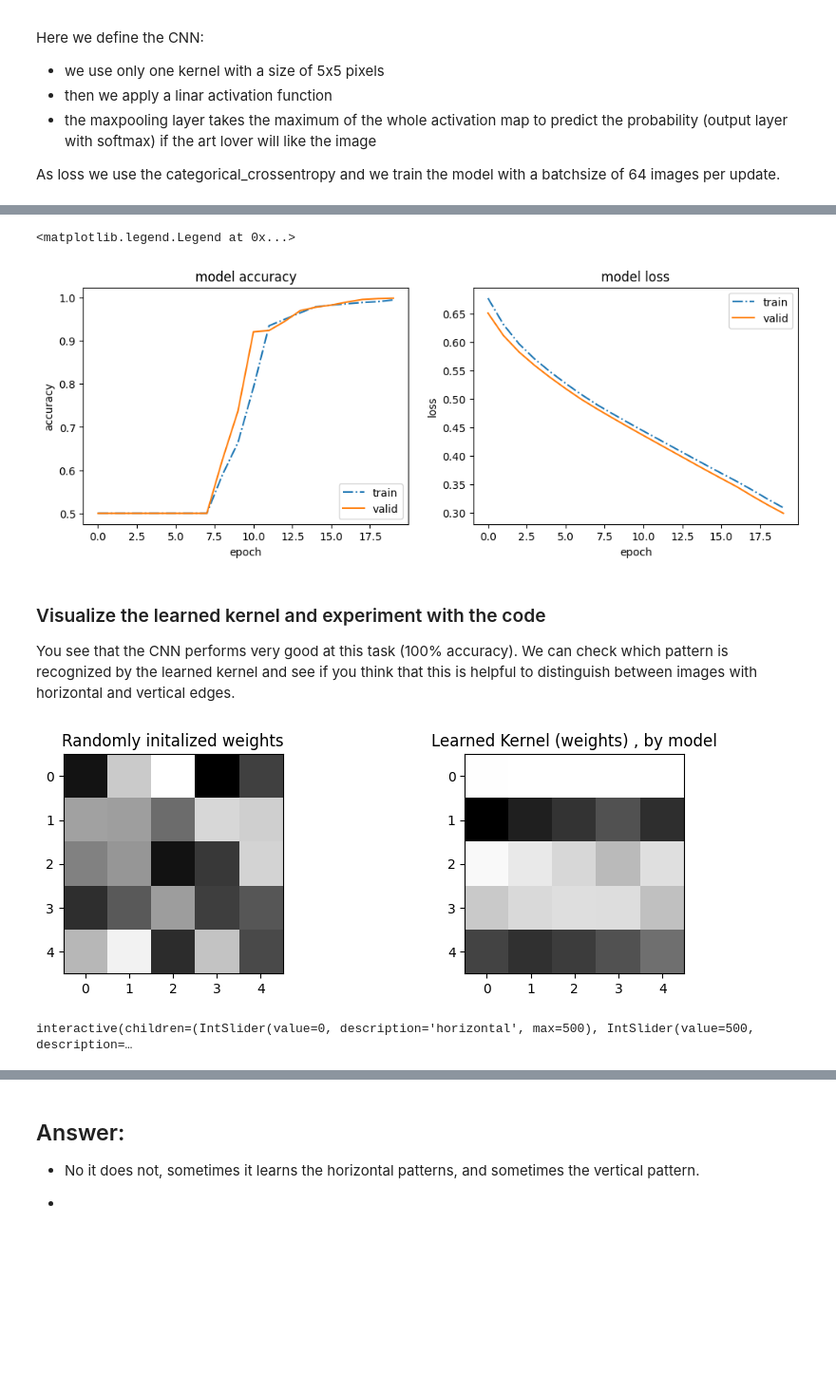
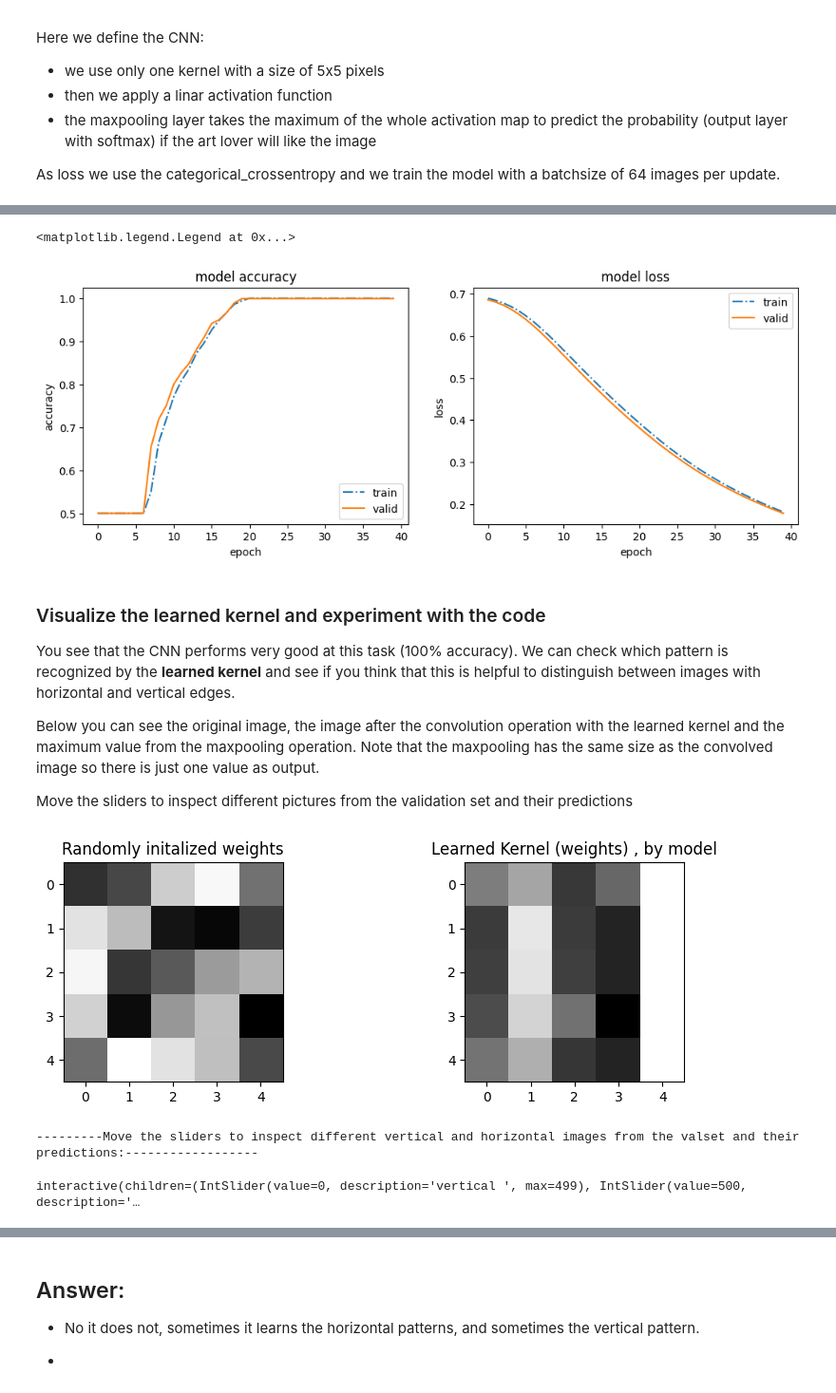
Before and after one commit to tensorchiefs/dl_course_2024, a Jupyter notebook: notebooks/05_cnn_edge_lover_sol.ipynb, the cells around one changed output, grey strips where cells are left out. Shown at 95% size. Drawn from its saved outputs; the diff is of its cells as text; code cells hidden in the pictures; blank space fills up the shorter version.

```diff
--- a/notebooks/05_cnn_edge_lover_sol.ipynb
+++ b/notebooks/05_cnn_edge_lover_sol.ipynb
@@ -155,6 +155,6 @@ _________________________________________________________________
 history=model.fit(X_train, Y_train,
                   validation_data=(X_val,Y_val),
                   batch_size=64,
-                  epochs=20,
+                  epochs=40,
                   verbose=1)
 # %% [output]
@@ -194,12 +194,17 @@ plt.xlabel('epoch')
 plt.legend(['train', 'valid'], loc='upper right')
 # %% [output]
 <matplotlib.legend.Legend at 0x...>
-[figure, old version]
+[figure, new version]
 # %% [markdown]
 ### Visualize the learned kernel and experiment with the code
 
-You see that the CNN performs very good at this task (100% accuracy). We can check which pattern is recognized by the learned kernel and see if you think that this is helpful to distinguish between images with horizontal and vertical edges.
+You see that the CNN performs very good at this task (100% accuracy). We can check which pattern is recognized by the **learned kernel** and see if you think that this is helpful to distinguish between images with horizontal and vertical edges.
+
+Below you can see the original image, the image after the convolution operation with the learned kernel and the maximum value from the maxpooling operation. Note that the maxpooling has the same size as the convolved image so there is just one value as output.
+
+Move the sliders to inspect different pictures from the validation set and their predictions
 # %%
+## Do not worry about this cell, just move the sliders.
 import scipy.signal
 from skimage.measure import block_reduce  # For max pooling
 import ipywidgets as widgets
@@ -211,40 +216,41 @@ plt.imshow(np.random.rand(25).reshape(5, 5),"gray") ,plt.title('Randomly initali
 plt.subplot(1, 2, 2)
 conv_filter=np.squeeze(model.get_weights()[0], axis=2)
 plt.imshow(conv_filter[:,:,0],"gray"),plt.title('Learned Kernel (weights) , by model'),plt.show();
+print("\n---------Move the sliders to inspect different vertical and horizontal images from the valset and their predictions:------------------\n")
 
 def scale_convolution_map(conv_map, min_val=-3, max_val=3):
     clipped_conv_map = np.clip(conv_map, min_val, max_val)
     scaled_conv_map = (clipped_conv_map - min_val) / (max_val - min_val)
     return scaled_conv_map
 
 def plot_conv(img):
   convolved_image = scipy.signal.convolve2d(img.squeeze(), conv_filter.squeeze(), mode='same')
   scaled_conv_image = scale_convolution_map(convolved_image+model.get_weights()[1])
   max_pooled_image = block_reduce(convolved_image+model.get_weights()[1], block_size=(50, 50), func=np.max)
   scaled_max_pooled_image = scale_convolution_map(max_pooled_image)
   plt.figure(figsize=(10, 3))
-  plt.subplot(1, 4, 1), plt.imshow(img,"gray", vmin=0, vmax=1),plt.title('Original Image')
+  plt.subplot(1, 4, 1), plt.imshow(img,"gray", vmin=0, vmax=1),plt.title(f'Original Image')
   plt.subplot(1, 4, 2),plt.imshow(scaled_conv_image,"gray", vmin=0, vmax=1),plt.title('Convolved Image')
   plt.subplot(1, 4, 3)
   plt.imshow(scaled_max_pooled_image, "gray",vmin=0, vmax=1),plt.title(f'Max Pooled (just 1 value here)  = {max_pooled_image[0][0]:.2f} ',fontsize=8)
   plt.xticks([]),plt.yticks([])
   plt.subplot(1, 4, 4)
   pred=model.predict(img.reshape(1, 50, 50, 1),verbose=0)
   plt.text(0.5, 0.6, f'P(y=vertical|x):  {pred[0][0]:.4f}')
   plt.text(0.5, 0.4, f'P(y=horizontal|x): {pred[0][1]:.4f}')
   plt.axis('off'),plt.show();
 
 def inspect_preds(horizontal,vertical):
   plot_conv(X_val[horizontal,:,:,0])
   plot_conv(X_val[vertical,:,:,0])
 
-
-horizontal_slider = widgets.IntSlider(min=0, max=num_images_val//2, step=1, value=0, description='horizontal')
-vertical_slider = widgets.IntSlider(min=num_images_val//2, max=num_images_val-1, step=1, value=0, description='vertical')
+horizontal_slider = widgets.IntSlider(min=0, max=num_images_val//2-1, step=1, value=0, description='vertical ')
+vertical_slider = widgets.IntSlider(min=num_images_val//2, max=num_images_val-1, step=1, value=0, description='horizontal')
 widgets.interact(inspect_preds, horizontal=horizontal_slider, vertical=vertical_slider);
 # %% [output]
-[figure, old version]
+[figure, new version]
-interactive(children=(IntSlider(value=0, description='horizontal', max=500), IntSlider(value=500, description=…
+---------Move the sliders to inspect different vertical and horizontal images from the valset and their predictions:------------------
+interactive(children=(IntSlider(value=0, description='vertical ', max=499), IntSlider(value=500, description='…
 # %% [markdown]
 ### Repeat the training and experiment with the kernelsize and activation function.
 
```
Also changed, not shown: parts of 5 cells of this notebook, 5 other files.
